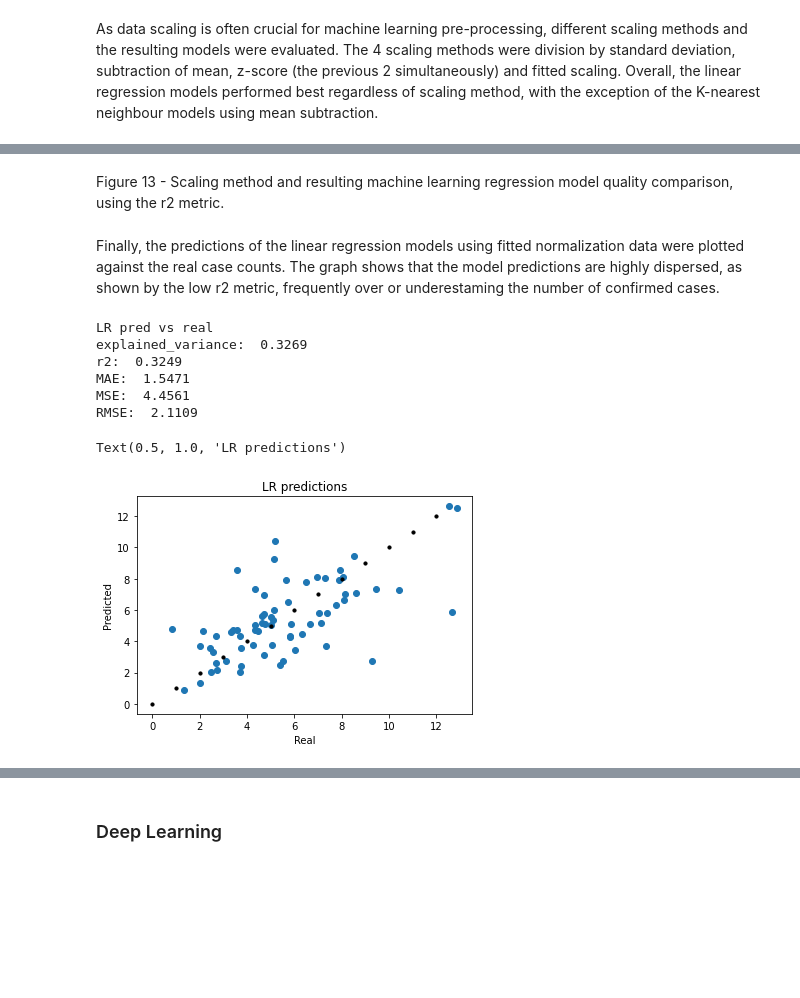
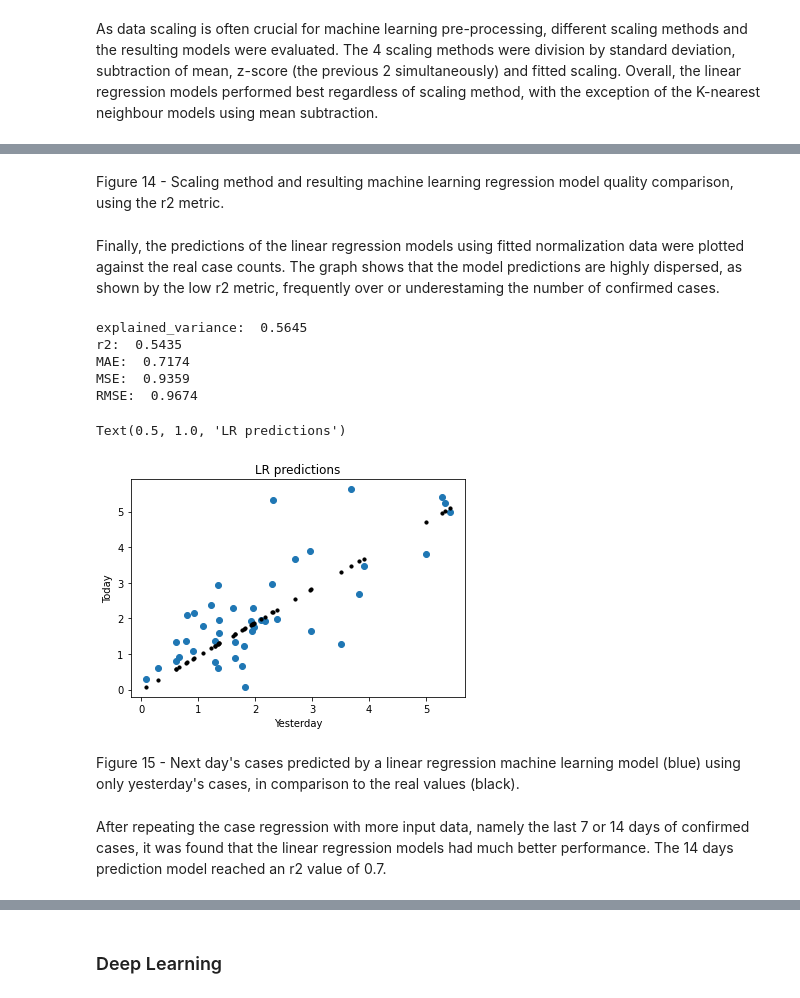
Before and after one commit to MariaPessoa/G1-SIB-DataScience4Covid, a Jupyter notebook: MM_JC_CB_RC_cv19pt_sib.ipynb, the cells around one changed output, grey strips where cells are left out. Cells and saved outputs as stored; diff of their text form; code cells hidden in the pictures; blank space fills up the shorter version.

```diff
--- a/MM_JC_CB_RC_cv19pt_sib.ipynb
+++ b/MM_JC_CB_RC_cv19pt_sib.ipynb
@@ -817,33 +743,32 @@ case_predict.insert(2,"diff",case_predict["yesterday"].diff())
 case_predict = case_predict.loc[case_predict.index>="2020-03-02",:].fillna(0)
 
 # case_Xtest = case_predict.loc[case_predict.index >= "2020-10-01",:].drop(['confirmados_novos'], axis = 1)
-case_Xtrain = np.array(case_predict.loc[case_predict.index < "2020-11-01","yesterday"])
+case_Xtrain = np.array(case_predict.loc[case_predict.index < "2020-12-01","yesterday"])
 case_Xtrain = case_Xtrain.reshape((case_Xtrain.shape[0],1))
-case_Ytrain = np.array(case_predict.loc[case_predict.index < "2020-11-01","confirmados_novos"])
+case_Ytrain = np.array(case_predict.loc[case_predict.index < "2020-12-01","confirmados_novos"])
 case_Ytrain = case_Ytrain.reshape((case_Ytrain.shape[0],))
 
-case_Xtest = np.array(case_predict.loc[case_predict.index >= "2020-11-01","yesterday"])
+case_Xtest = np.array(case_predict.loc[case_predict.index >= "2020-12-01","yesterday"])
 case_Xtest = case_Xtest.reshape((case_Xtest.shape[0],1))
-case_Ytest = np.array(case_predict.loc[case_predict.index >= "2020-11-01","confirmados_novos"])
+case_Ytest = np.array(case_predict.loc[case_predict.index >= "2020-12-01","confirmados_novos"])
 case_Ytest = case_Ytest.reshape((case_Ytest.shape[0],))
 print("Case Train:",case_Xtrain.shape,case_Ytrain.shape,"Test:",case_Xtest.shape,case_Ytest.shape)
 
-plt.scatter(case_Xtrain,case_Ytrain)
-plt.scatter(list(range(0,int(case_Xtrain[-1,0]),200)),list(range(0,int(case_Xtrain[-1,0]),200)),c="black",s=10)
-plt.title("Yesterday vs Today Cases")
-
 # predict deaths
 death_predict = pd.DataFrame() #2020-03-18?
-death_predict["confirmados_70_79"] = data_full.loc[data_full.index>="2020-04-01","confirmados_70_79_f"]+ \
-            data_full.loc[data_full.index>="2020-04-01","confirmados_70_79_m"]
-death_predict["obitos_70_79"] = data_full.loc[data_full.index>="2020-04-01","obitos_70_79_f"]+ \
-            data_full.loc[data_full.index>="2020-04-01","obitos_70_79_m"]
+death_predict["confirmados_70_79"] = data_full.loc[:,"confirmados_70_79_f"]+ data_full.loc[:,"confirmados_70_79_m"]
+death_predict["obitos_70_79"] = data_full.loc[:,"obitos_70_79_f"]+ data_full.loc[:,"obitos_70_79_m"]
+# death_predict["obitos_next_week"] = data_full.loc[:,"obitos_70_79_f"].shift(7)+ data_full.loc[:,"obitos_70_79_m"].shift(7)
+death_predict = death_predict.loc[death_predict.index>="2020-04-01"]
 
-death_Xtrain = np.array(death_predict.loc[death_predict.index < "2020-12-01",death_predict.columns[:-1]])
+# #data_full.index>="2020-04-01"
+death_Xtrain = np.array(death_predict.loc[death_predict.index < "2020-12-01",death_predict.columns[0]])
+death_Xtrain = death_Xtrain.reshape((death_Xtrain.shape[0],1))
 death_Ytrain = np.array(death_predict.loc[death_predict.index < "2020-12-01",death_predict.columns[-1]])
 death_Ytrain = death_Ytrain.reshape((death_Ytrain.shape[0],))
 
-death_Xtest = np.array(death_predict.loc[death_predict.index >= "2020-12-01",death_predict.columns[:-1]])
+death_Xtest = np.array(death_predict.loc[death_predict.index >= "2020-12-01",death_predict.columns[0]])
+death_Xtest = death_Xtest.reshape((death_Xtest.shape[0],1))
 death_Ytest = np.array(death_predict.loc[death_predict.index >= "2020-12-01",death_predict.columns[-1]])
 death_Ytest = death_Ytest.reshape((death_Ytest.shape[0],))
 
@@ -974,30 +906,33 @@ RF: -0.623023 (0.562468)
 # %% [markdown]
-Figure 13 - Scaling method and resulting machine learning regression model quality comparison, using the r2 metric.
+Figure 14 - Scaling method and resulting machine learning regression model quality comparison, using the r2 metric.
 # %% [markdown]
 Finally, the predictions of the linear regression models using fitted normalization data were plotted against the real case counts. The graph shows that the model predictions are highly dispersed, as shown by the low r2 metric, frequently over or underestaming the number of confirmed cases.
 # %%
 np.random.seed(4) #for reproducibility
 
-case_Xtest_mn = case_Xtest-case_Xtest.mean()
-case_Ytest_mn = scalery.transform(case_Ytest.reshape((case_Ytest.shape[0],1)))
+case_Xtest_fit = scalerx.transform(case_Xtest)
+case_Ytest_fit = scalery.transform(case_Ytest.reshape((case_Ytest.shape[0],1)))
 LR = LinearRegression().fit(case_Xtrain_fit,case_Ytrain_fit.reshape((case_Ytrain.shape[0],)))
 LRpred = LR.predict(case_Xtest_fit)
 
-print("LR pred vs real")
-# print(dict(zip(LRpred[-5:],case_Ytest_fit[-5:])))
 regression_results(case_Ytest_fit,LRpred)
+# plt.scatter(case_Ytest_fit,LRpred,c="blue")
+# plt.scatter(list(range(0,13,1)),list(range(0,13,1)),c="black",s=10) #perfect y=x for reference
 
-plt.scatter(case_Ytest_fit,LRpred)
-plt.xlabel("Real")
-plt.ylabel("Predicted")
-plt.scatter(list(range(0,13,1)),list(range(0,13,1)),c="black",s=10) #perfect y=x for reference
+plt.scatter(case_Xtest_fit,case_Ytest_fit) #,c="blue"
+plt.scatter(case_Xtest_fit,LRpred,c="black",s=10)
+plt.xlabel("Yesterday")
+plt.ylabel("Today")
 plt.title('LR predictions')
 # %% [output]
-LR pred vs real
-explained_variance:  0.3269
-r2:  0.3249
-MAE:  1.5471
-MSE:  4.4561
-RMSE:  2.1109
+explained_variance:  0.5645
+r2:  0.5435
+MAE:  0.7174
+MSE:  0.9359
+RMSE:  0.9674
 Text(0.5, 1.0, 'LR predictions')
-[figure, old version]
+[figure, new version]
+# %% [markdown]
+Figure 15 - Next day's cases predicted by a linear regression machine learning model (blue) using only yesterday's cases, in comparison to the real values (black).
+# %% [markdown]
+After repeating the case regression with more input data, namely the last 7 or 14 days of confirmed cases, it was found that the linear regression models had much better performance. The 14 days prediction model reached an r2 value of 0.7.
```
Also changed, not shown: parts of 68 cells of this notebook, 1 other file.
